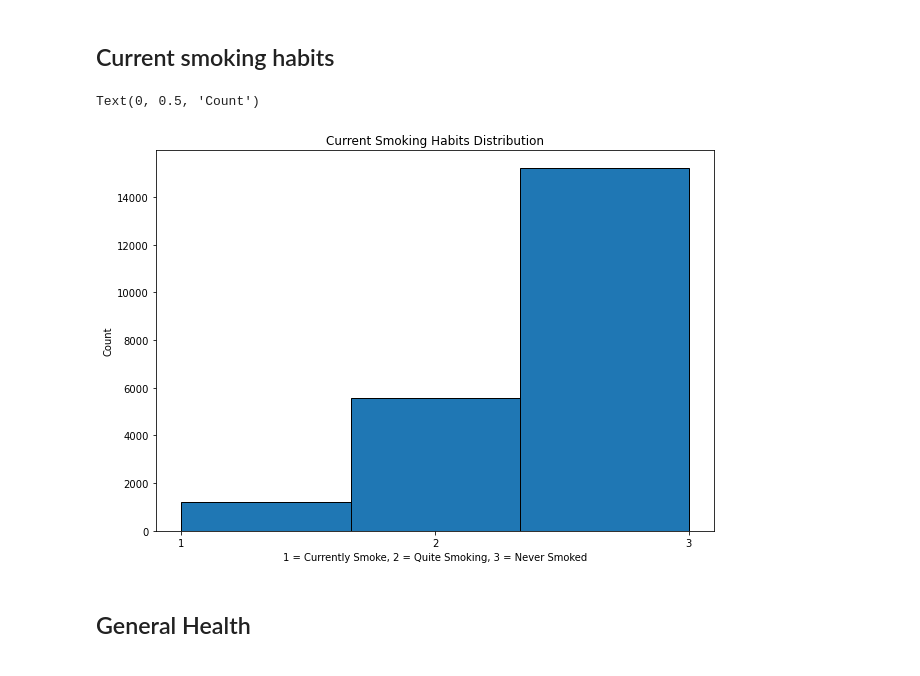
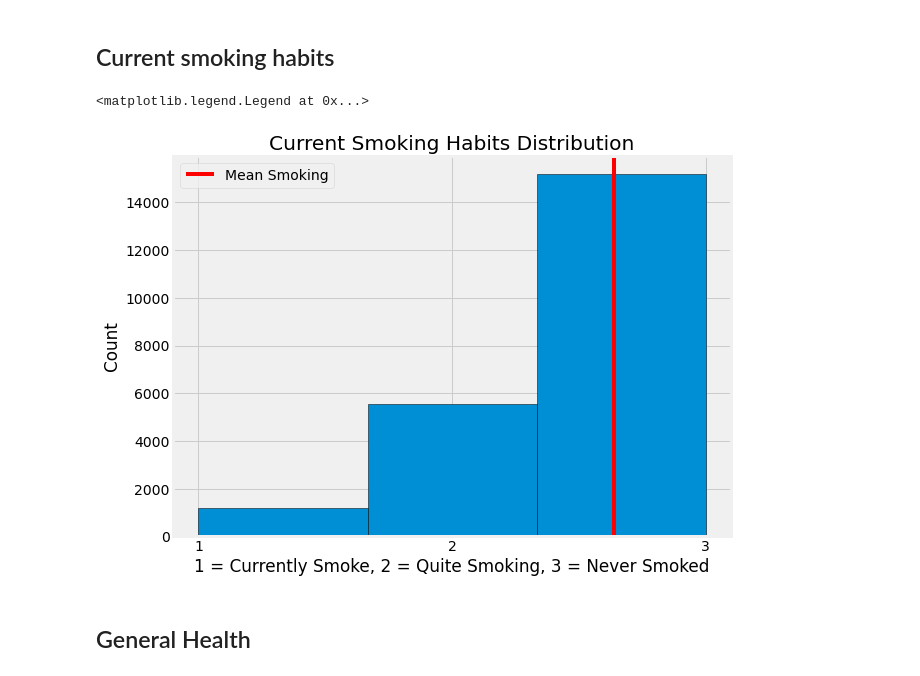
Before and after one commit to danlagos/ANA500---Week-2, a Jupyter notebook: Lagos Week 2.ipynb, the cells around one changed output. Saved outputs shown, nothing was run; the diff lists cells and outputs as text; code cells hidden in the pictures.

```diff
--- a/Lagos Week 2.ipynb
+++ b/Lagos Week 2.ipynb
@@ -142,15 +133,20 @@ df.describe()
 # %% [markdown]
 ## Current smoking habits
 # %%
+smoking_mean=2.638307
+smoking_color='red'
 plt.figure(figsize=(10,7))
+plt.style.use('fivethirtyeight')
 plt.hist(df['SMOKING'], bins=3, edgecolor='black')
 plt.title("Current Smoking Habits Distribution")
 plt.xlabel('1 = Currently Smoke, 2 = Quite Smoking, 3 = Never Smoked')
 plt.xticks([1, 2, 3])
 plt.ylabel('Count')
+plt.axvline(smoking_mean, color=smoking_color, label='Mean Smoking')
+plt.legend()
 # %% [output]
-Text(0, 0.5, 'Count')
+<matplotlib.legend.Legend at 0x...>
-[figure, old version]
+[figure, new version]
 # %% [markdown]
 ## General Health
 # %%
```
Also changed, not shown: parts of 11 cells of this notebook, 1 other file.
